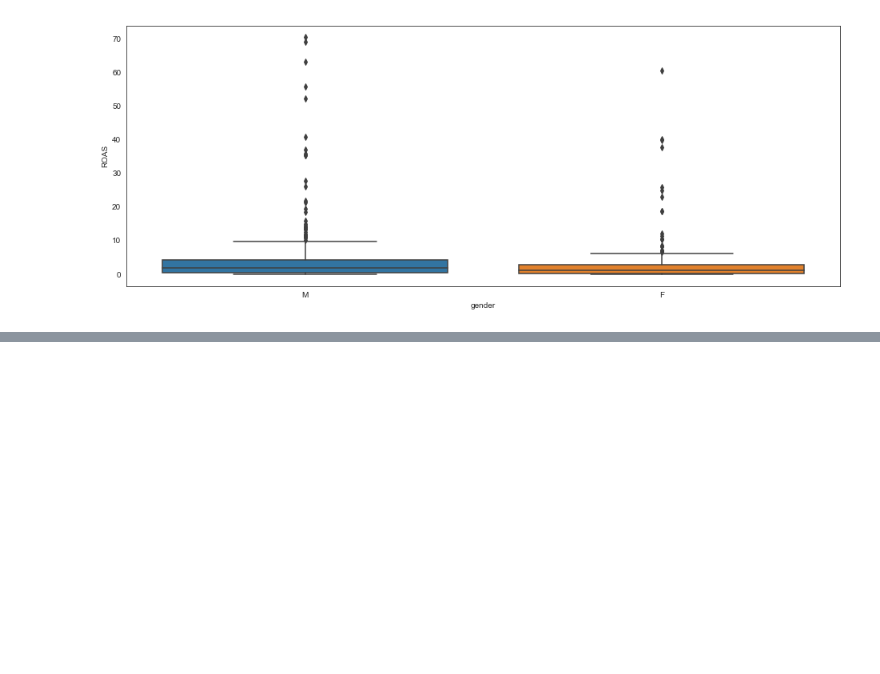
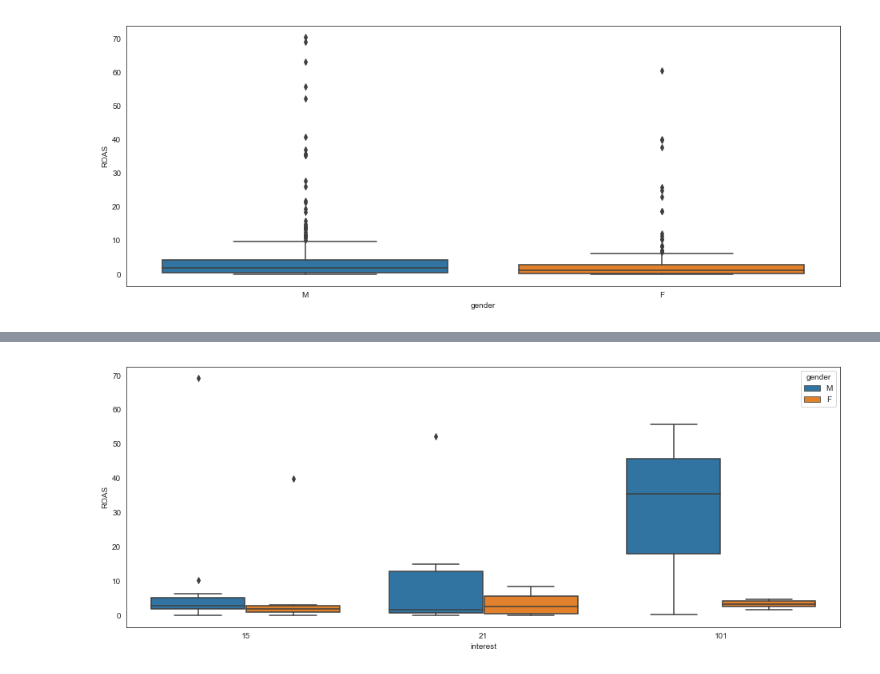
Before and after one commit to jaehle06/Data-Analytics, a Jupyter notebook: Facebook_Ads_Analysis.ipynb, the cells around one changed output, grey strips where cells are left out. Saved outputs shown, nothing was run; the diff lists cells and outputs as text; code cells hidden in the pictures; blank space fills up the shorter version.

```diff
--- a/Facebook_Ads_Analysis.ipynb
+++ b/Facebook_Ads_Analysis.ipynb
@@ -222,0 +263,4 @@ plt.show()
+# %%
+newdf_grouped_interest = cam_df[(cam_df['interest']==101) | (cam_df['interest']==15) | (cam_df['interest']==21) ]
+newdf_grouped_interest['ROAS'] = newdf_grouped_interest['ROAS'].replace(np.inf,np.nan)
+newdf_grouped_interest.head()
@@ -222,0 +274,5 @@ plt.show()
+# %%
+sns.boxplot(x="interest", y="ROAS",hue='gender',data=newdf_grouped_interest)
+plt.show()
+# %% [output]
+[figure, added]
```
Also changed, not shown: parts of 23 cells of this notebook.
